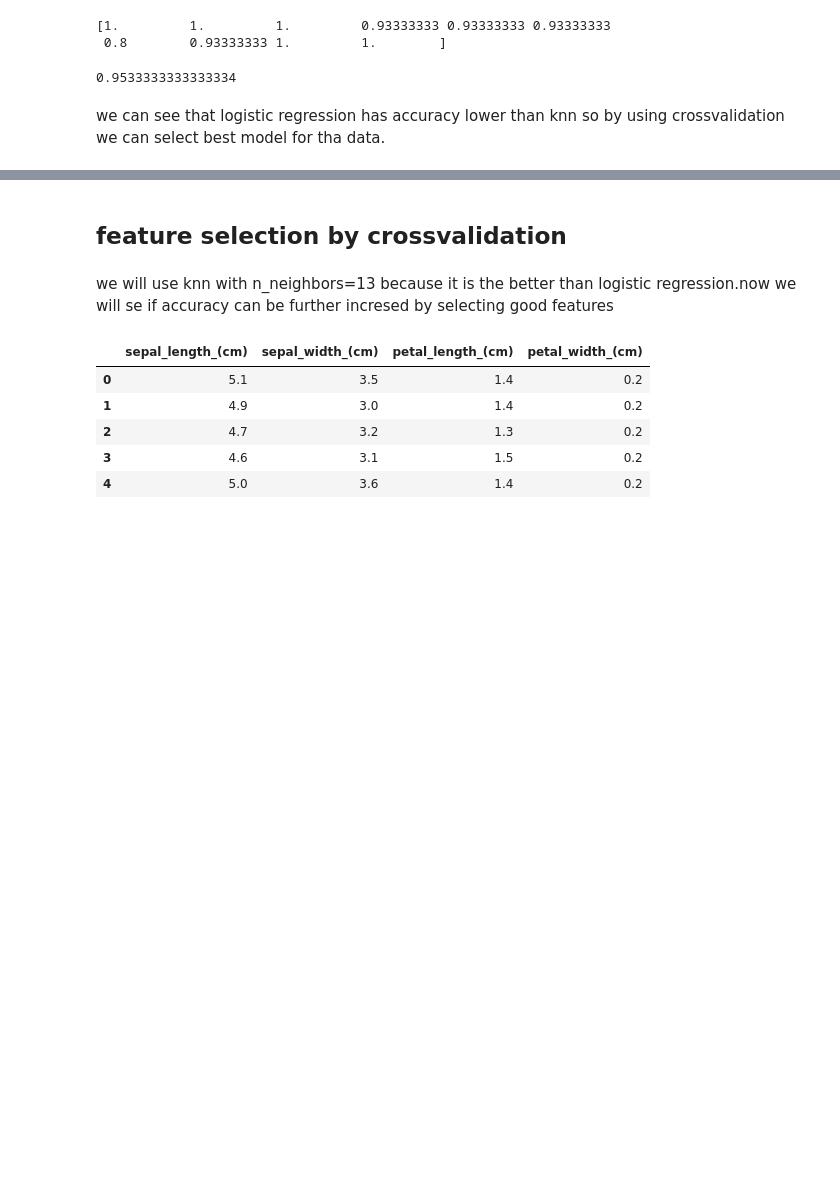
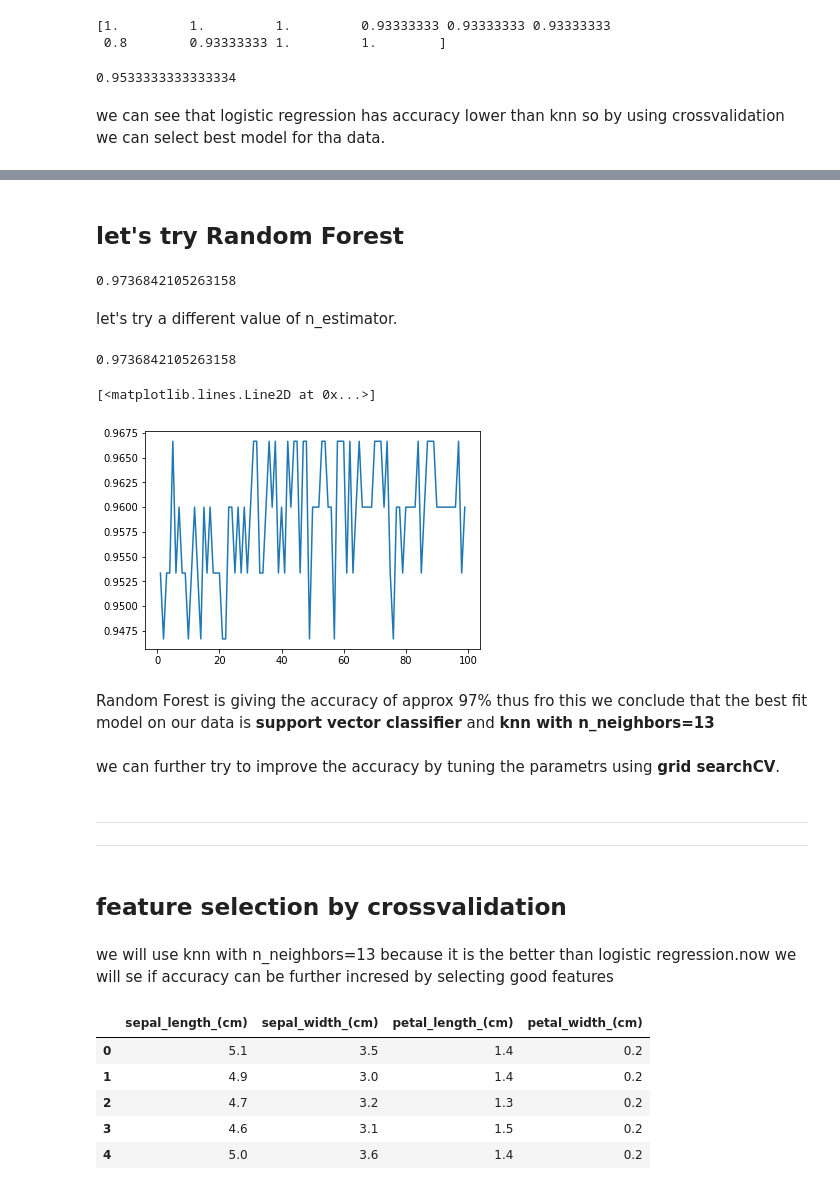
Before and after one commit to Justmiku/applying_machine_learning_models, a Jupyter notebook: applying ml models on iris dataset.ipynb, the cells around one changed output, grey strips where cells are left out. Cells and saved outputs as stored; diff of their text form; code cells hidden in the pictures; blank space fills up the shorter version.

Commit message:
added SVM and RandomForest

```diff
--- a/applying ml models on iris dataset.ipynb
+++ b/applying ml models on iris dataset.ipynb
@@ -269,0 +287,5 @@ we can see that logistic regression has accuracy lower than knn so by using cros
+# %%
+clf=SVC(kernel='rbf',C=1)
+clf.fit(data_train,y_train)
+y_pred=clf.predict(data_test)
+print(metrics.accuracy_score(y_test,y_pred))
@@ -269,0 +307,5 @@ we can see that logistic regression has accuracy lower than knn so by using cros
+# %%
+#by changing the kernel to 'rbf'
+clf=SVC(kernel='rbf')
+scores=cross_val_score(clf,data,y,cv=10,scoring='accuracy')
+print(scores.mean())
@@ -269,0 +316,2 @@ we can see that logistic regression has accuracy lower than knn so by using cros
+# %% [markdown]
+## let's try Random Forest
@@ -270,3 +320,37 @@ we can see that logistic regression has accuracy lower than knn so by using cros
+# %%
+clf=RandomForestClassifier(n_estimators=10)
+clf.fit(data_train,y_train)
+y_pred=clf.predict(data_test)
+print(metrics.accuracy_score(y_test,y_pred).mean())
+# %% [output]
+0.9736842105263158
+# %% [markdown]
+let's try a different value of n_estimator.
+# %%
+clf=RandomForestClassifier(n_estimators=1000)
+clf.fit(data_train,y_train)
+y_pred=clf.predict(data_test)
+print(metrics.accuracy_score(y_test,y_pred).mean())
+# %% [output]
+0.9736842105263158
+# %%
+a=[]
+clf_range=list(range(1,100))
+for i in clf_range:
+    clf=RandomForestClassifier(n_estimators=i)
+    scores=cross_val_score(clf,data,y,cv=10,scoring='accuracy')
+    a.append(scores.mean())
+plt.plot(clf_range,a)
+# %% [output]
+[<matplotlib.lines.Line2D at 0x...>]
+[figure, added]
+# %% [markdown]
+ Random Forest is giving the accuracy of approx 97% thus fro this we conclude that the best fit model on our data is **support vector classifier** and **knn with n_neighbors=13**
+# %% [markdown]
+ we can further try to improve the accuracy by tuning the parametrs using **grid searchCV**.
+# %% [markdown]
+---
+----------------------
 # %% [markdown]
 ## feature selection by crossvalidation
 # %% [markdown]
```
Also changed, not shown: parts of 12 cells of this notebook.
